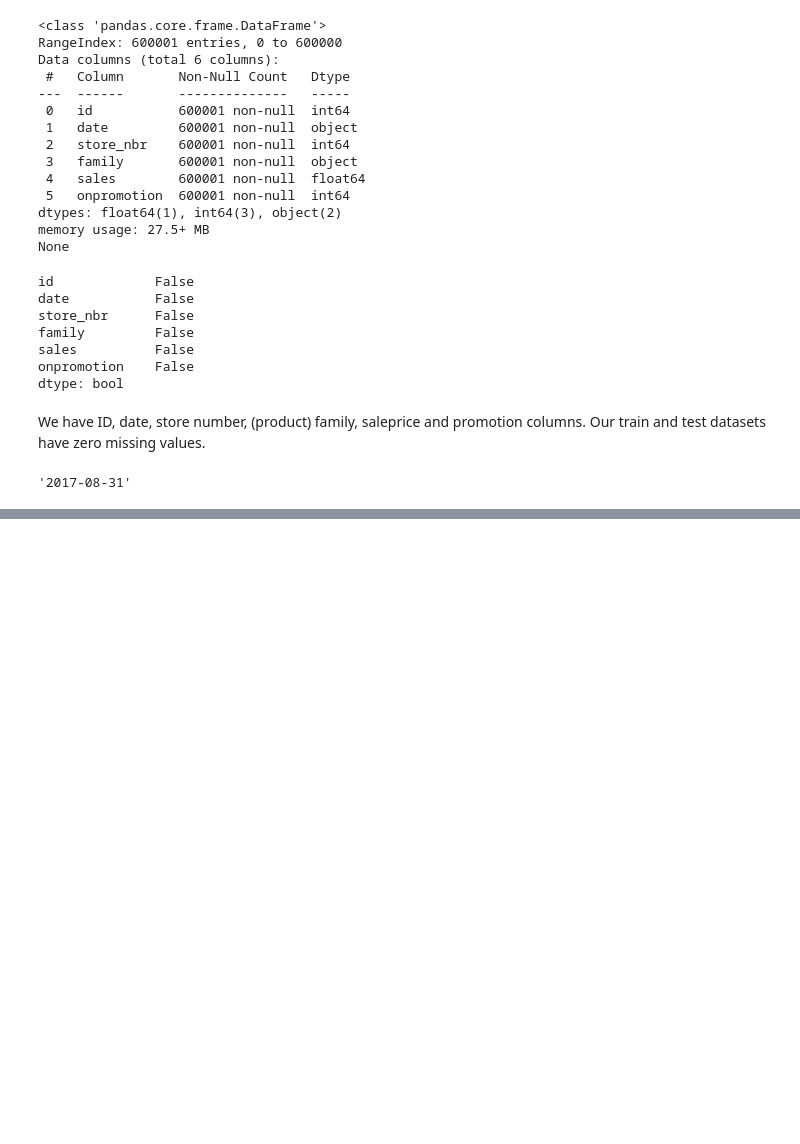
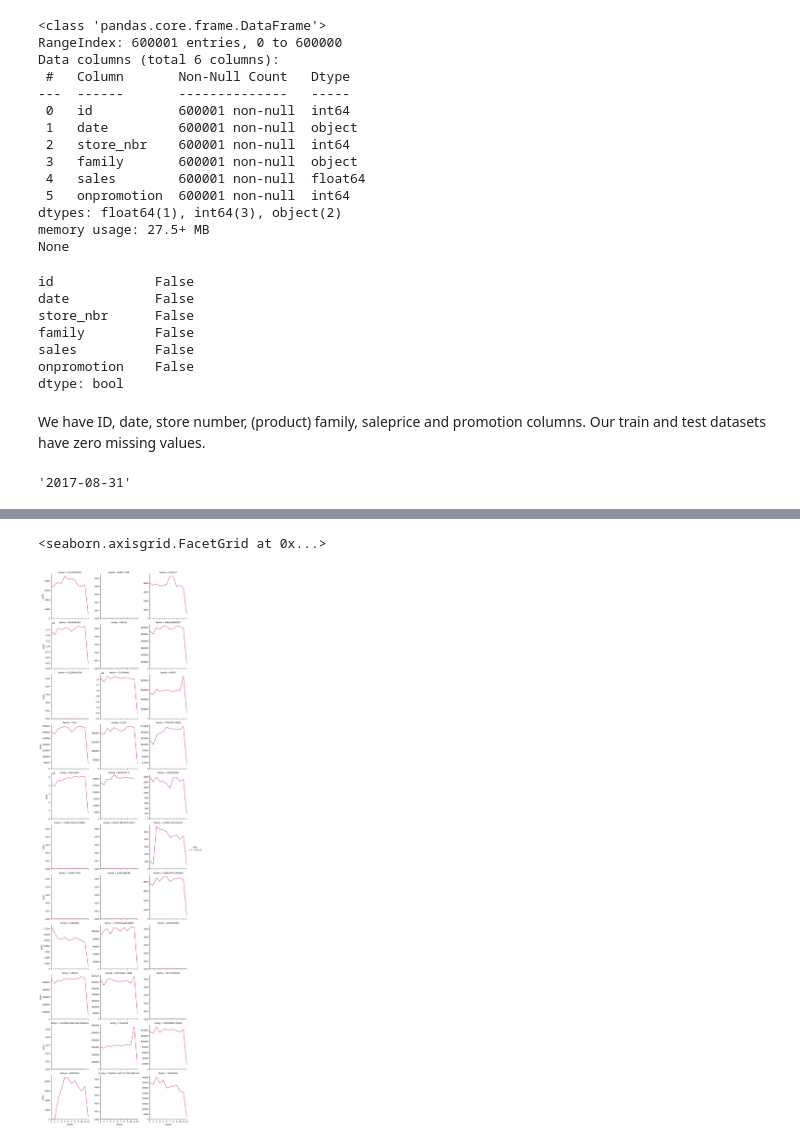
Before and after one commit to anomalytheorem/PracticeMachineLearning, a Jupyter notebook: notebooks/time-series-starting.ipynb, the cells around one changed output, grey strips where cells are left out. Drawn from its saved outputs; the diff is of its cells as text; code cells hidden in the pictures; blank space fills up the shorter version.

```diff
--- a/notebooks/time-series-starting.ipynb
+++ b/notebooks/time-series-starting.ipynb
@@ -94,0 +108,22 @@ what?
+# %%
+original_train['date'] = pd.to_datetime(original_train['date'])
+original_train['year'] = original_train['date'].dt.year
+original_train['month'] = original_train['date'].dt.month
+
+monthly_sales = original_train.groupby(['family', 'year','month']).agg({"sales" : "sum"}).reset_index()
+
+# The value of the last month (for each 33 products) we change to nan, as otherwise it will distort
+# the graph since this month's data is incomplete:
+for x in range(33):
+    z = 55+(x*56)
+    monthly_sales.at[z,'sales'] = np.nan
+
+# We use seaborn's FacetGrid with a col_wrap of 3 to show all the graphs in rows of three.
+# We also need sharey = False so that the y axis of all the graphs is not shared but individual.
+product_lineplots = sns.FacetGrid(monthly_sales, col="family", hue='year', sharey=False, height=3.5, col_wrap=3, palette='rocket_r')
+product_lineplots.map(sns.lineplot, "month", 'sales')
+product_lineplots.add_legend()
+product_lineplots.set(xlim=(1, 12), ylim=(0, None), xticks=[1, 2, 3, 4, 5, 6, 7, 8, 9, 10, 11, 12])
+# %% [output]
+<seaborn.axisgrid.FacetGrid at 0x...>
+[figure, added]
```
Also changed, not shown: parts of 4 cells of this notebook.
